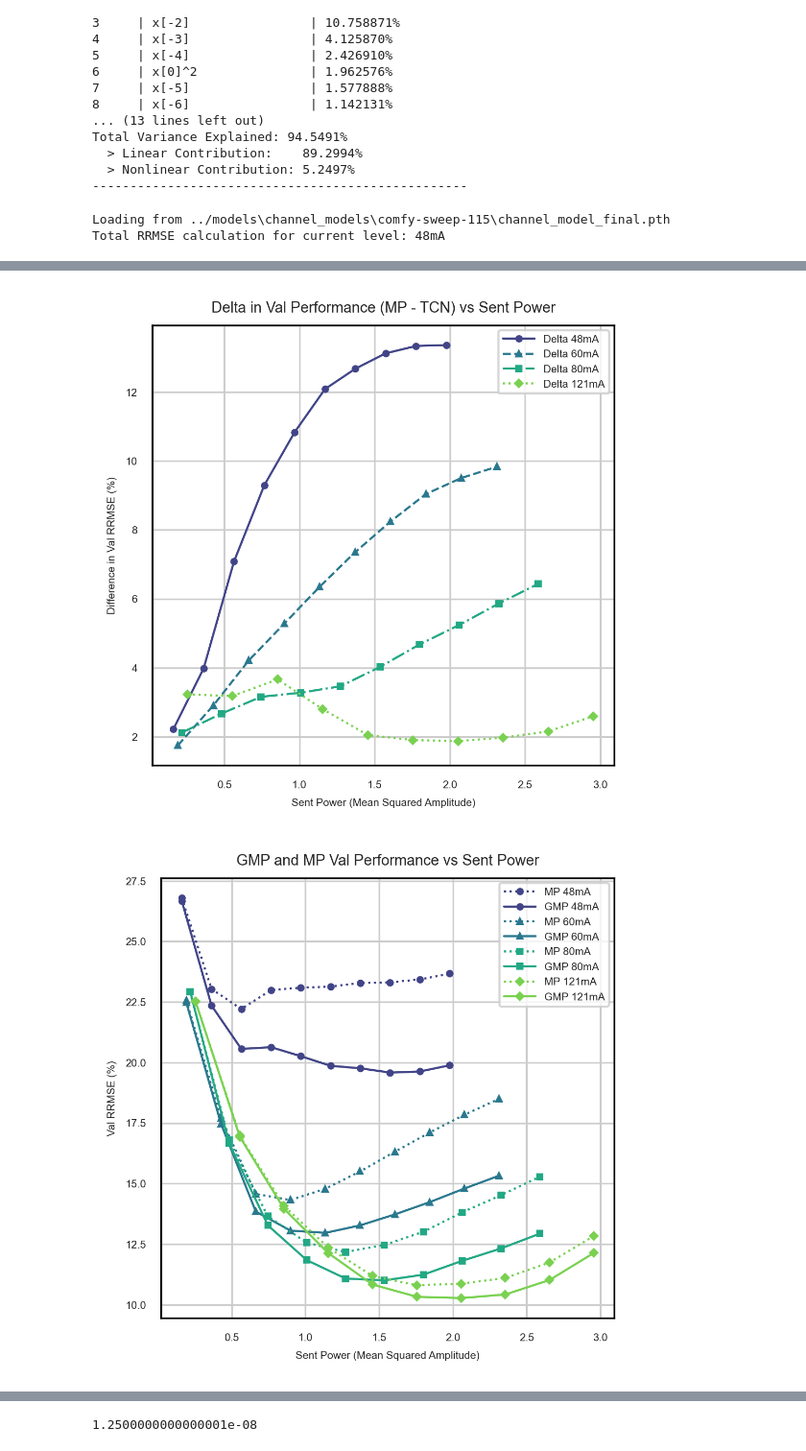
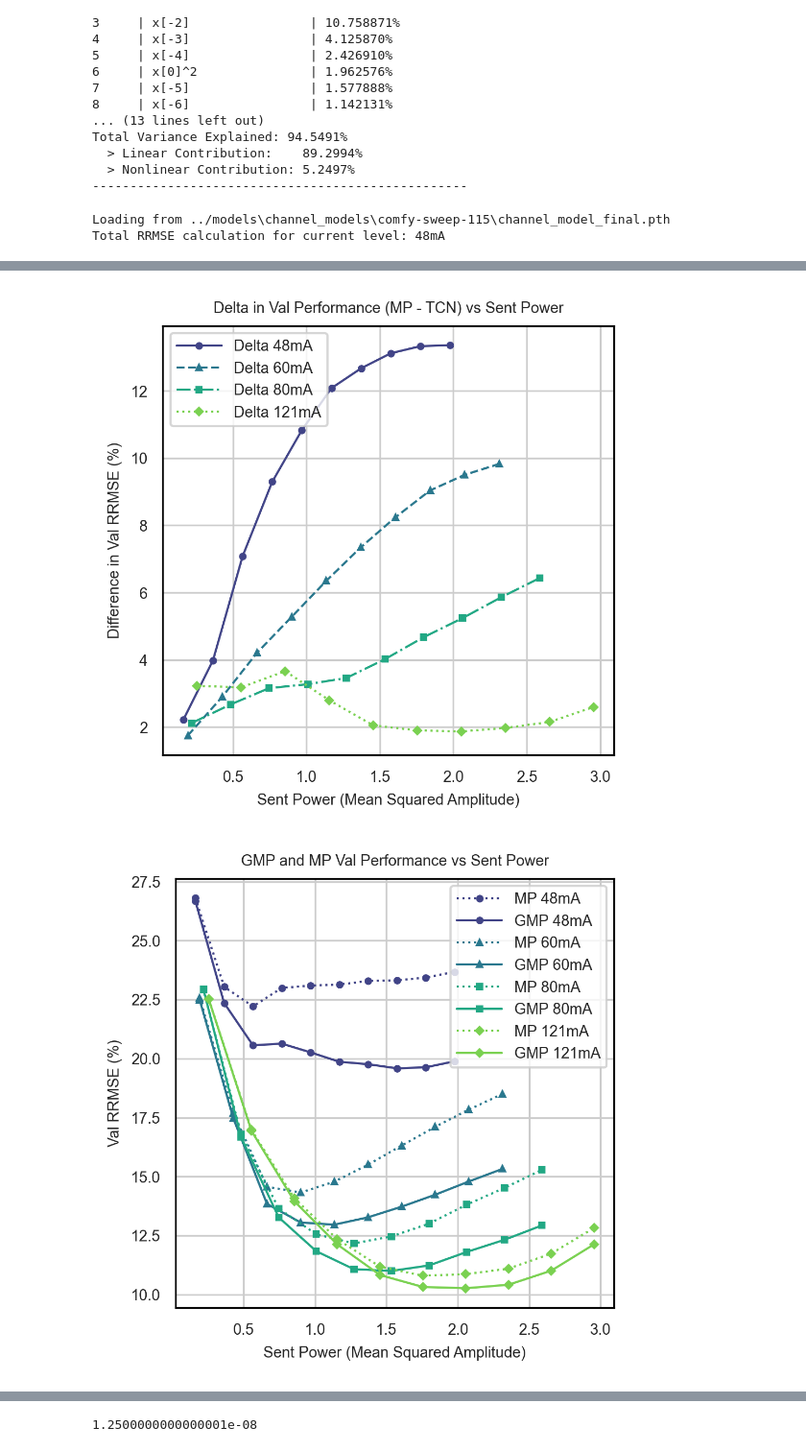
Before and after one commit to UW-Photonics-Lab/prob_tcn_for_LED, a Jupyter notebook: notebooks/make_figures.ipynb, the cells around one changed output, grey strips where cells are left out. Shown at 96% size. Drawn from its saved outputs; the diff is of its cells as text; code cells hidden in the pictures.

```diff
--- a/notebooks/make_figures.ipynb
+++ b/notebooks/make_figures.ipynb
@@ -38,14 +38,16 @@ DEVICE cpu
 # %%
 # Set plotting variables
+PLOT_FONT_SIZE = 7
+SMALL_PLOT_FONT_SIZE = 5
 plt.rcParams.update({
-    'font.size': 5,
+    'font.size': PLOT_FONT_SIZE,
     'font.family': 'sans-serif',
     'font.sans-serif': ['Arial'],
-    'axes.labelsize': 5,
-    'axes.titlesize': 7,
-    'xtick.labelsize': 5,
-    'ytick.labelsize': 5,
-    'legend.fontsize': 5,
+    'axes.labelsize': PLOT_FONT_SIZE,
+    'axes.titlesize': PLOT_FONT_SIZE,
+    'xtick.labelsize': PLOT_FONT_SIZE,
+    'ytick.labelsize': PLOT_FONT_SIZE,
+    'legend.fontsize': PLOT_FONT_SIZE,
     'figure.dpi': 300,
     'lines.linewidth': 1.0,
     'lines.markersize': 4,
@@ -298,7 +307,7 @@ for (current_level, data), marker, line_style in zip(all_results.items(), marker
 plt.title("TCN Val Performance vs Sent Power")
 plt.xlabel("Sent Power (Mean Squared Amplitude)")
 plt.ylabel("Val RRMSE (%)")
-plt.legend(fontsize=5, handlelength = 3, labelspacing=0.5)
+plt.legend(fontsize=PLOT_FONT_SIZE, handlelength = 3, labelspacing=0.5)
 plt.grid(True)
 plt.tight_layout()
 
@@ -317,7 +326,7 @@ for (current_level, data), marker, line_style in zip(all_results.items(), marker
 plt.title("MP Val Performance vs Sent Power")
 plt.xlabel("Sent Power (Mean Squared Amplitude)")
 plt.ylabel("Val RRMSE (%)")
-plt.legend(fontsize=5, handlelength = 3, labelspacing=0.5)
+plt.legend(fontsize=PLOT_FONT_SIZE, handlelength = 3, labelspacing=0.5)
 plt.tight_layout()
 plt.grid(True)
 
@@ -337,7 +346,7 @@ for (current_level, data), marker, line_style in zip(all_results.items(), marker
 plt.title("Delta in Val Performance (MP - TCN) vs Sent Power")
 plt.xlabel("Sent Power (Mean Squared Amplitude)")
 plt.ylabel("Difference in Val RRMSE (%)")
-plt.legend(fontsize=5, handlelength = 3, labelspacing=0.5)
+plt.legend(fontsize=PLOT_FONT_SIZE, handlelength = 3, labelspacing=0.5)
 plt.tight_layout()
 plt.grid(True)
 
@@ -357,7 +366,7 @@ for (current_level, data), marker, line_style in zip(all_results.items(), marker
 plt.title("GMP and MP Val Performance vs Sent Power")
 plt.xlabel("Sent Power (Mean Squared Amplitude)")
 plt.ylabel("Val RRMSE (%)")
-plt.legend(fontsize=5, handlelength = 3, labelspacing=0.5)
+plt.legend(fontsize=PLOT_FONT_SIZE, handlelength = 3, labelspacing=0.5)
 plt.grid(True)
 plt.tight_layout()
 
@@ -394,5 +403,5 @@ Total RRMSE calculation for current level: 121mA
-[figure, old version]
+[figure, new version]
-[figure, old version]
+[figure, new version]
 # %%
 #G4: Get Models for a Sweep and Plot Best Val NMRSE loss vs parameter count
 cmap = plt.get_cmap("viridis")
```
Also changed, not shown: parts of 10 cells of this notebook, 10 other files.
